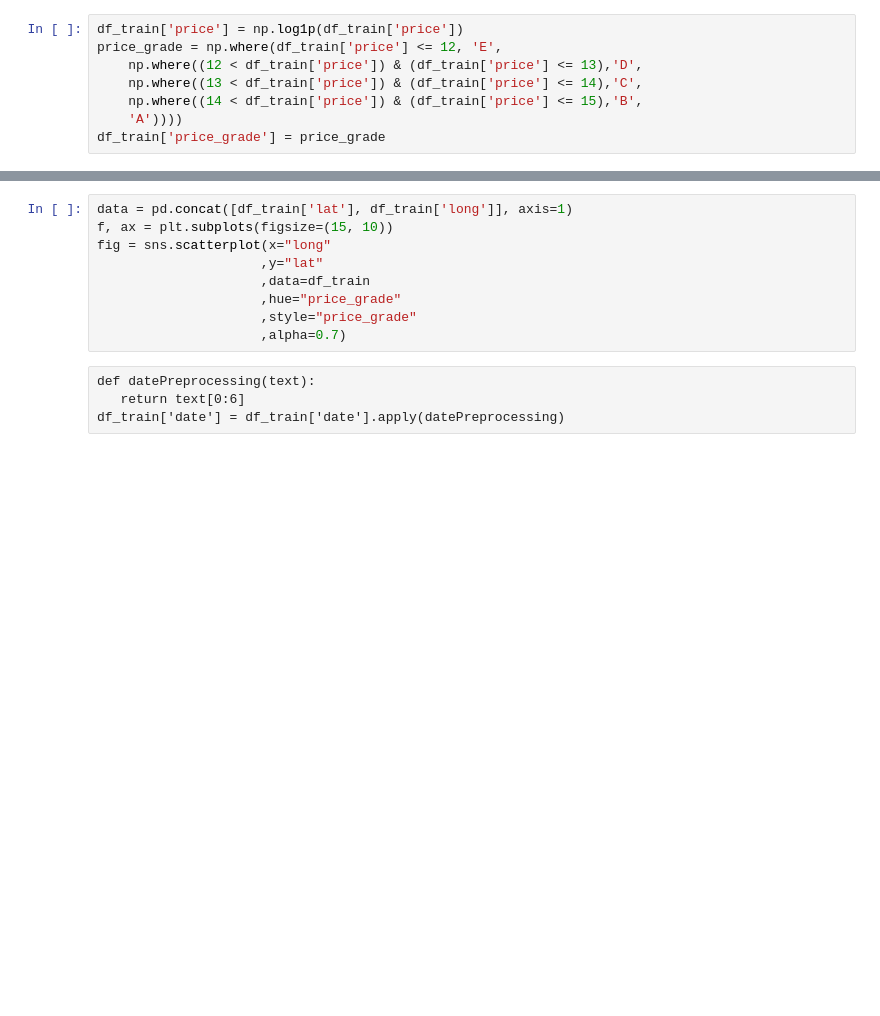
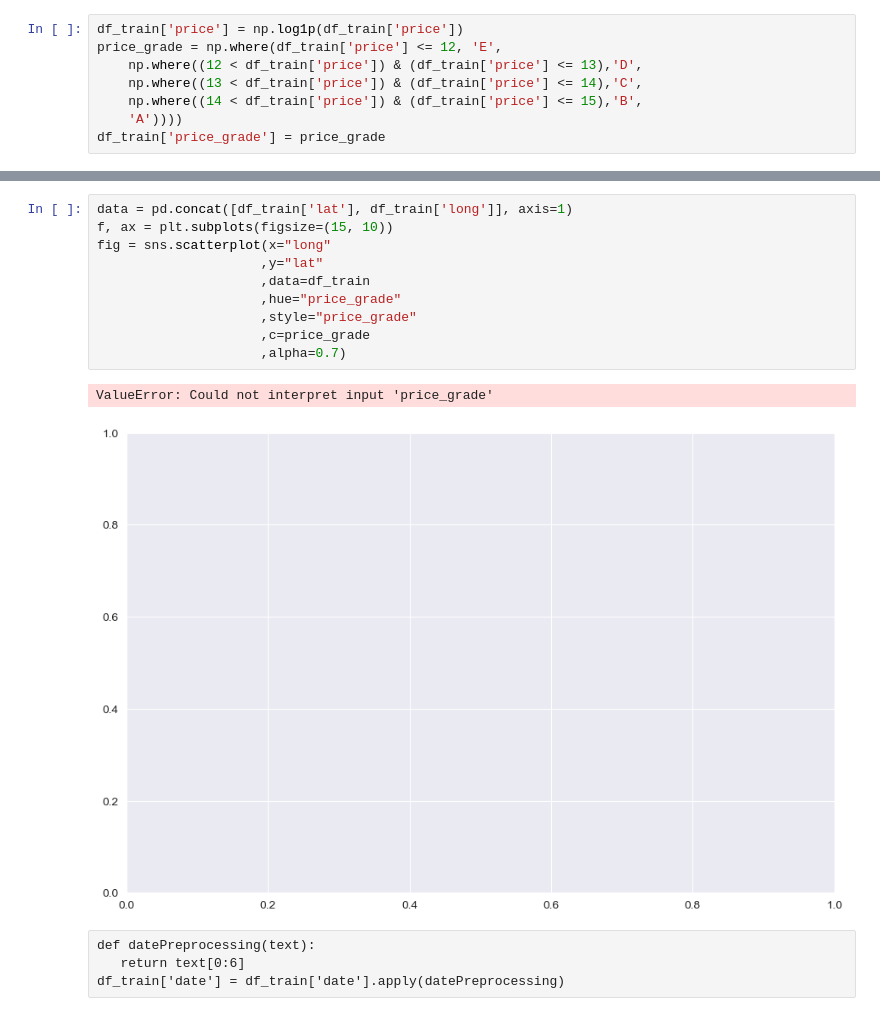
Before and after one commit to ahnjehoon/TIL2, a Jupyter notebook: project/2019-2nd-ml-month-with-kakr/시각화.ipynb, the cells around one changed output, grey strips where cells are left out. Saved outputs shown, nothing was run; the diff lists cells and outputs as text; blank space fills up the shorter version.

```diff
--- a/project/2019-2nd-ml-month-with-kakr/시각화.ipynb
+++ b/project/2019-2nd-ml-month-with-kakr/시각화.ipynb
@@ -169,12 +162,16 @@ df_train.iloc[np.where((12 < df_train['price']) & (df_train['price'] <= 13))]
 # %%
 data = pd.concat([df_train['lat'], df_train['long']], axis=1)
 f, ax = plt.subplots(figsize=(15, 10))
 fig = sns.scatterplot(x="long"
                      ,y="lat"
                      ,data=df_train
                      ,hue="price_grade"
                      ,style="price_grade"
+                     ,c=price_grade
                      ,alpha=0.7)
+# %% [output]
+ValueError: Could not interpret input 'price_grade'
+[figure, added]
 # %% [raw]
 def datePreprocessing(text):
    return text[0:6]
```
Also changed, not shown: parts of 15 cells of this notebook, 4 other files.
